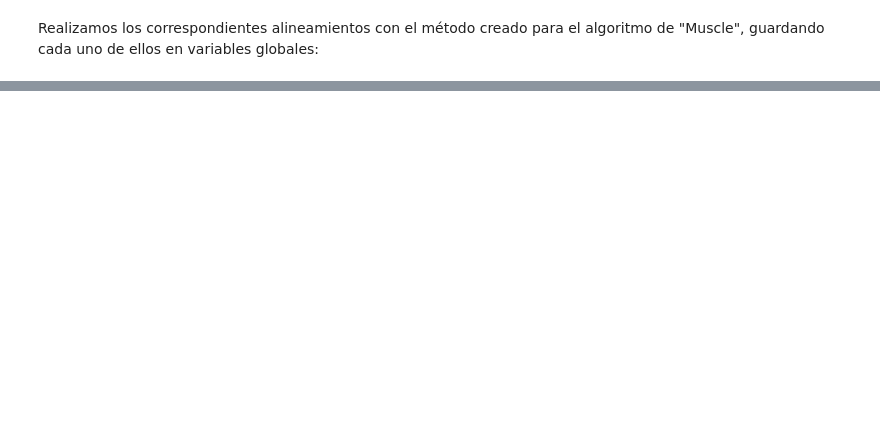
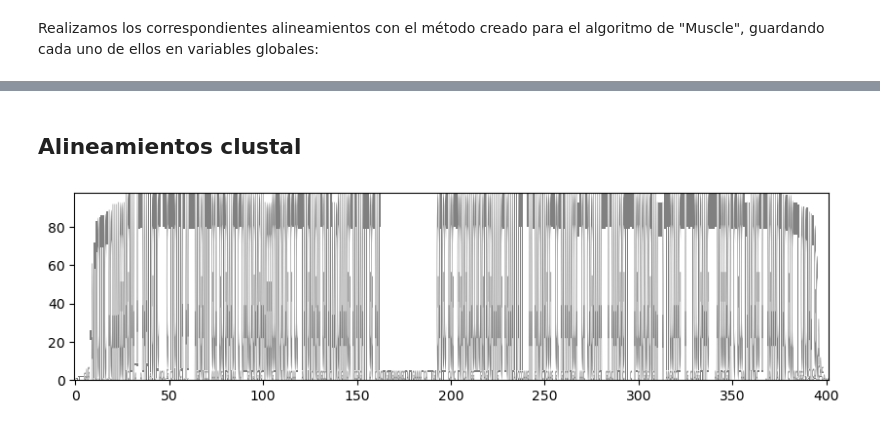
Before and after one commit to gcs1005/Biopython-reconocimiento-biomarcadores, a Jupyter notebook: Alinemiento de secuencias patologicas.ipynb, the cells around one changed output, grey strips where cells are left out. Saved outputs shown, nothing was run; the diff lists cells and outputs as text; code cells hidden in the pictures; blank space fills up the shorter version.

```diff
--- a/Alinemiento de secuencias patologicas.ipynb
+++ b/Alinemiento de secuencias patologicas.ipynb
@@ -554,0 +616,14 @@ m_algn_pik3ca_exon20=obtener_alineamiento("Resultados/Resultados alineamiento mu
+# %% [markdown]
+## Alineamientos clustal
+# %%
+import logomaker
+import pandas as pd
+import matplotlib.pyplot as plt
+
+secuencias_alineadas=list(SeqIO.parse("Resultados/Alineamiento secuencias patológicas/Resultados alineamiento clustal/clustal algn BRCA1 exon5.afa","fasta"))
+secuencias= [str(registro.seq) for registro in secuencias_alineadas]
+DF_conteos=logomaker.alignment_to_matrix(secuencias, to_type="counts")
+logo = logomaker.Logo(DF_conteos)
+plt.show()
+# %% [output]
+[figure, added]
```
Also changed, not shown: parts of 87 cells of this notebook.
